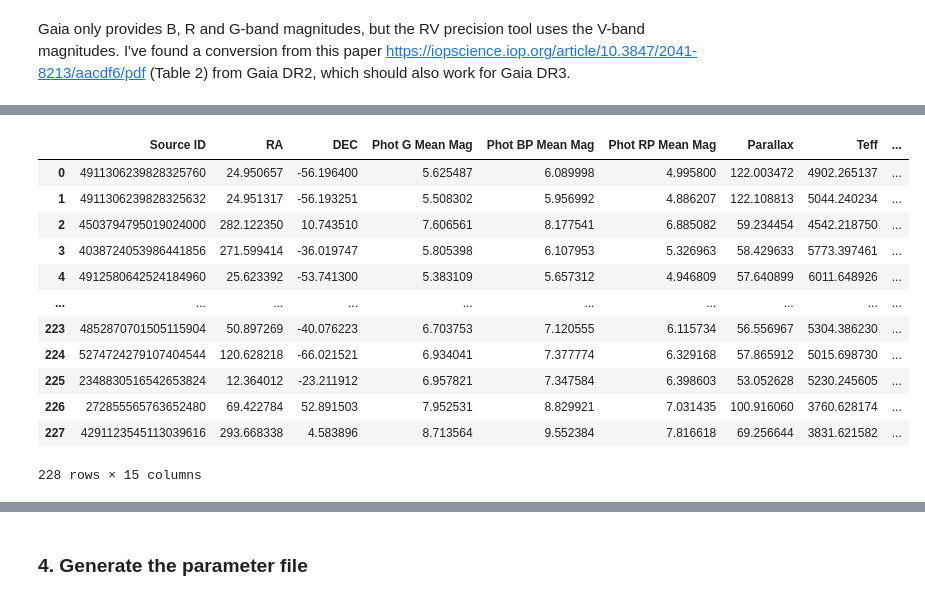
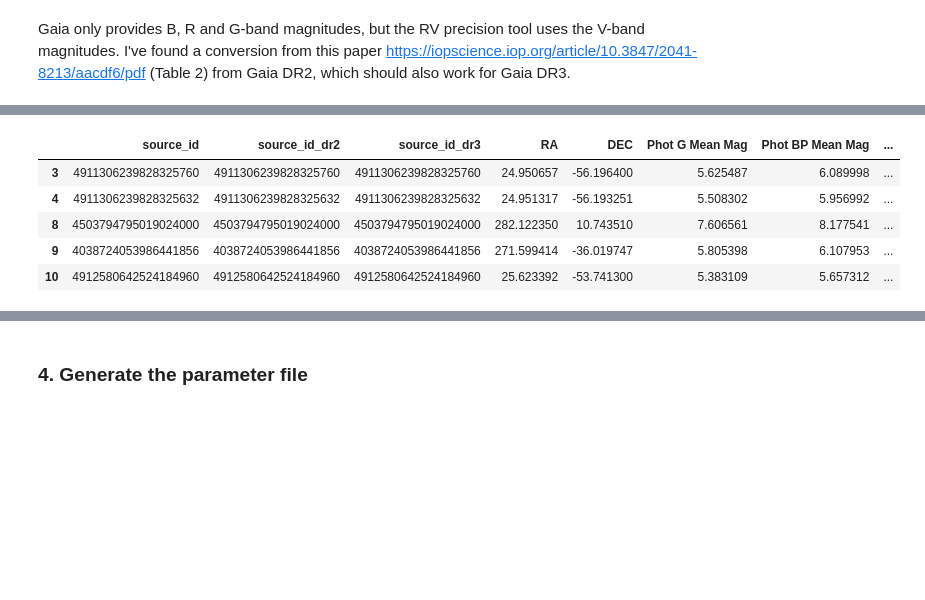
Before and after one commit to exoplanetsdk/2ES_target_selection, a Jupyter notebook: scripts/2ES_target_selection.ipynb, the cells around one changed output, grey strips where cells are left out. Drawn from its saved outputs; the diff is of its cells as text; code cells hidden in the pictures; blank space fills up the shorter version.

```diff
--- a/scripts/2ES_target_selection.ipynb
+++ b/scripts/2ES_target_selection.ipynb
@@ -1090,6 +1110,8 @@ Merged DataFrame:
 228 rows × 30 columns
 # %% [markdown]
 Gaia only provides B, R and G-band magnitudes, but the RV precision tool uses the V-band magnitudes. I've found a conversion from this paper <https://iopscience.iop.org/article/10.3847/2041-8213/aacdf6/pdf> (Table 2) from Gaia DR2, which should also work for Gaia DR3.
+# %%
+combined_df = df_filtered.copy()
 # %%
 color = combined_df['Phot BP Mean Mag'] - combined_df['Phot RP Mean Mag']
 
@@ -1135,19 +1157,12 @@ plt.show()
 # %%
-combined_df
+combined_df.head()
 # %% [output]
-|  | Source ID | RA | DEC | Phot G Mean Mag | Phot BP Mean Mag | Phot RP Mean Mag | Parallax | Teff | ... |
-| 0 | 4911306239828325760 | 24.950657 | -56.196400 | 5.625487 | 6.089998 | 4.995800 | 122.003472 | 4902.265137 | ... |
-| 1 | 4911306239828325632 | 24.951317 | -56.193251 | 5.508302 | 5.956992 | 4.886207 | 122.108813 | 5044.240234 | ... |
-| 2 | 4503794795019024000 | 282.122350 | 10.743510 | 7.606561 | 8.177541 | 6.885082 | 59.234454 | 4542.218750 | ... |
-| 3 | 4038724053986441856 | 271.599414 | -36.019747 | 5.805398 | 6.107953 | 5.326963 | 58.429633 | 5773.397461 | ... |
-| 4 | 4912580642524184960 | 25.623392 | -53.741300 | 5.383109 | 5.657312 | 4.946809 | 57.640899 | 6011.648926 | ... |
-| ... | ... | ... | ... | ... | ... | ... | ... | ... | ... |
-| 223 | 4852870701505115904 | 50.897269 | -40.076223 | 6.703753 | 7.120555 | 6.115734 | 56.556967 | 5304.386230 | ... |
-| 224 | 5274724279107404544 | 120.628218 | -66.021521 | 6.934041 | 7.377774 | 6.329168 | 57.865912 | 5015.698730 | ... |
-| 225 | 2348830516542653824 | 12.364012 | -23.211912 | 6.957821 | 7.347584 | 6.398603 | 53.052628 | 5230.245605 | ... |
-| 226 | 272855565763652480 | 69.422784 | 52.891503 | 7.952531 | 8.829921 | 7.031435 | 100.916060 | 3760.628174 | ... |
-| 227 | 4291123545113039616 | 293.668338 | 4.583896 | 8.713564 | 9.552384 | 7.816618 | 69.256644 | 3831.621582 | ... |
+|  | source_id | source_id_dr2 | source_id_dr3 | RA | DEC | Phot G Mean Mag | Phot BP Mean Mag | ... |
+| 3 | 4911306239828325760 | 4911306239828325760 | 4911306239828325760 | 24.950657 | -56.196400 | 5.625487 | 6.089998 | ... |
+| 4 | 4911306239828325632 | 4911306239828325632 | 4911306239828325632 | 24.951317 | -56.193251 | 5.508302 | 5.956992 | ... |
+| 8 | 4503794795019024000 | 4503794795019024000 | 4503794795019024000 | 282.122350 | 10.743510 | 7.606561 | 8.177541 | ... |
+| 9 | 4038724053986441856 | 4038724053986441856 | 4038724053986441856 | 271.599414 | -36.019747 | 5.805398 | 6.107953 | ... |
+| 10 | 4912580642524184960 | 4912580642524184960 | 4912580642524184960 | 25.623392 | -53.741300 | 5.383109 | 5.657312 | ... |
-228 rows × 15 columns
 # %%
 # Insert the 'V_mag' column right after the 'DEC' column
 combined_df.insert(combined_df.columns.get_loc('DEC') + 1, 'V_mag', V_mag)
```
Also changed, not shown: parts of 14 cells of this notebook, 37 other files.
